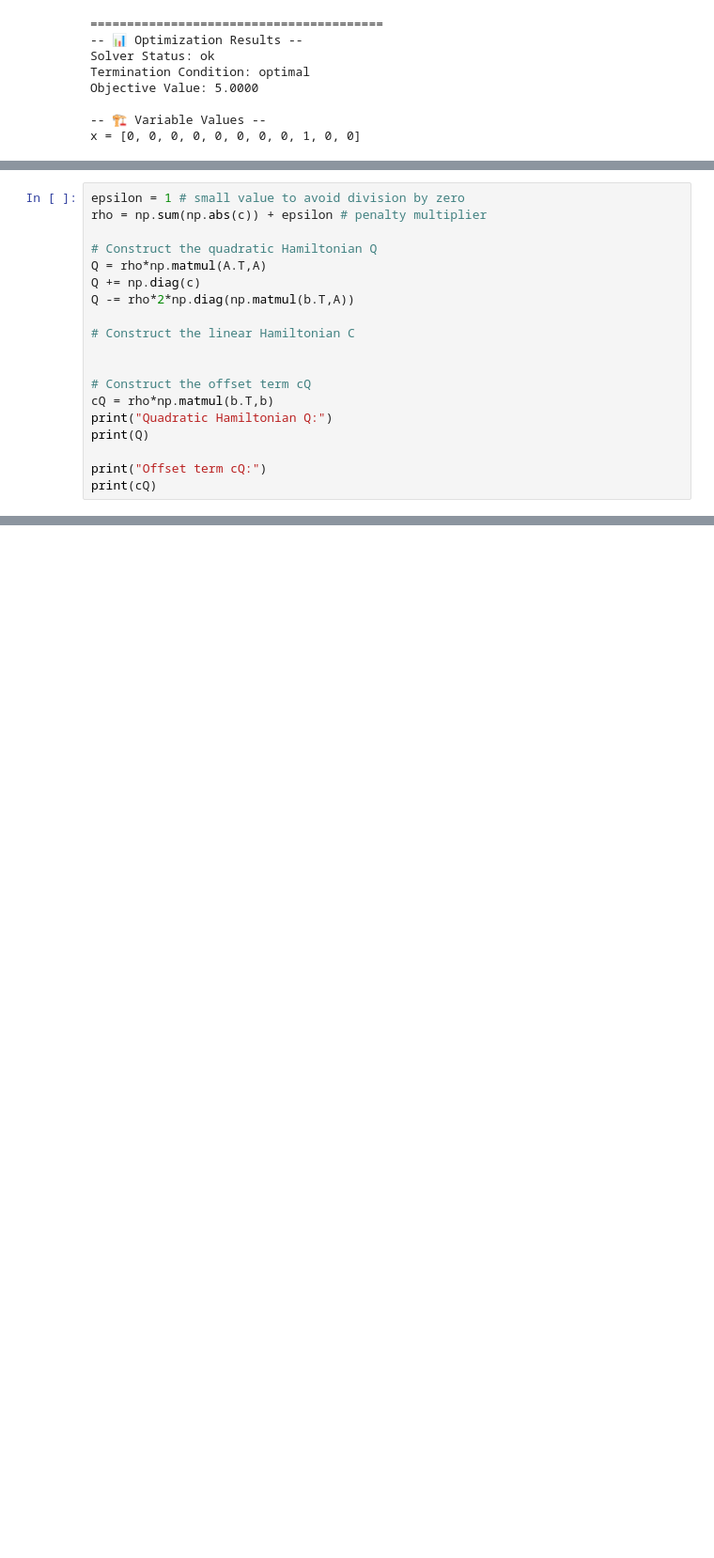
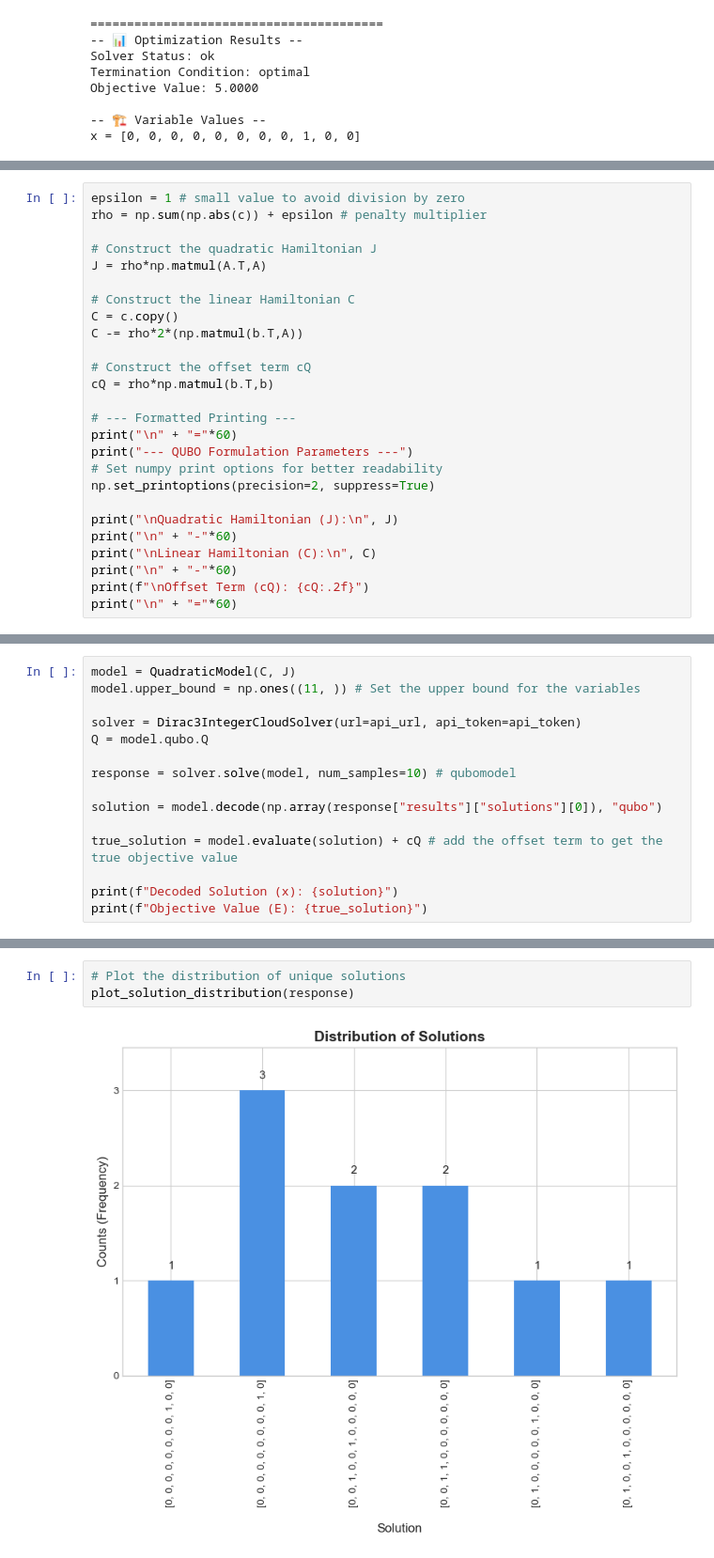
Before and after one commit to AlbertLee125/QUBONotebooks, a Jupyter notebook: notebooks_py/6-QCi_python.ipynb, the cells around one changed output, grey strips where cells are left out. Shown at 94% size. Drawn from its saved outputs; the diff is of its cells as text; blank space fills up the shorter version.

```diff
--- a/notebooks_py/6-QCi_python.ipynb
+++ b/notebooks_py/6-QCi_python.ipynb
@@ -702,19 +533,26 @@ For this problem in particular, one can prove the the penalization factor is giv
 epsilon = 1 # small value to avoid division by zero
 rho = np.sum(np.abs(c)) + epsilon # penalty multiplier
 
-# Construct the quadratic Hamiltonian Q
-Q = rho*np.matmul(A.T,A)
-Q += np.diag(c)
-Q -= rho*2*np.diag(np.matmul(b.T,A))
+# Construct the quadratic Hamiltonian J
+J = rho*np.matmul(A.T,A)
 
 # Construct the linear Hamiltonian C
-
+C = c.copy()
+C -= rho*2*(np.matmul(b.T,A))
 
 # Construct the offset term cQ
 cQ = rho*np.matmul(b.T,b)
-print("Quadratic Hamiltonian Q:")
-print(Q)
 
-print("Offset term cQ:")
-print(cQ)
+# --- Formatted Printing ---
+print("\n" + "="*60)
+print("--- QUBO Formulation Parameters ---")
+# Set numpy print options for better readability
+np.set_printoptions(precision=2, suppress=True)
+
+print("\nQuadratic Hamiltonian (J):\n", J)
+print("\n" + "-"*60)
+print("\nLinear Hamiltonian (C):\n", C)
+print("\n" + "-"*60)
+print(f"\nOffset Term (cQ): {cQ:.2f}")
+print("\n" + "="*60)
 # %% [output]
@@ -740,0 +578,15 @@ nx.draw(G, with_labels=True)
+# %%
+model = QuadraticModel(C, J)
+model.upper_bound = np.ones((11, )) # Set the upper bound for the variables
+
+solver = Dirac3IntegerCloudSolver(url=api_url, api_token=api_token)
+Q = model.qubo.Q
+
+response = solver.solve(model, num_samples=10) # qubomodel
+
+solution = model.decode(np.array(response["results"]["solutions"][0]), "qubo")
+
+true_solution = model.evaluate(solution) + cQ # add the offset term to get the true objective value
+
+print(f"Decoded Solution (x): {solution}")
+print(f"Objective Value (E): {true_solution}")
@@ -740,0 +602,5 @@ nx.draw(G, with_labels=True)
+# %%
+# Plot the distribution of unique solutions
+plot_solution_distribution(response)
+# %% [output]
+[figure, added]
```
Also changed, not shown: parts of 26 cells of this notebook.
